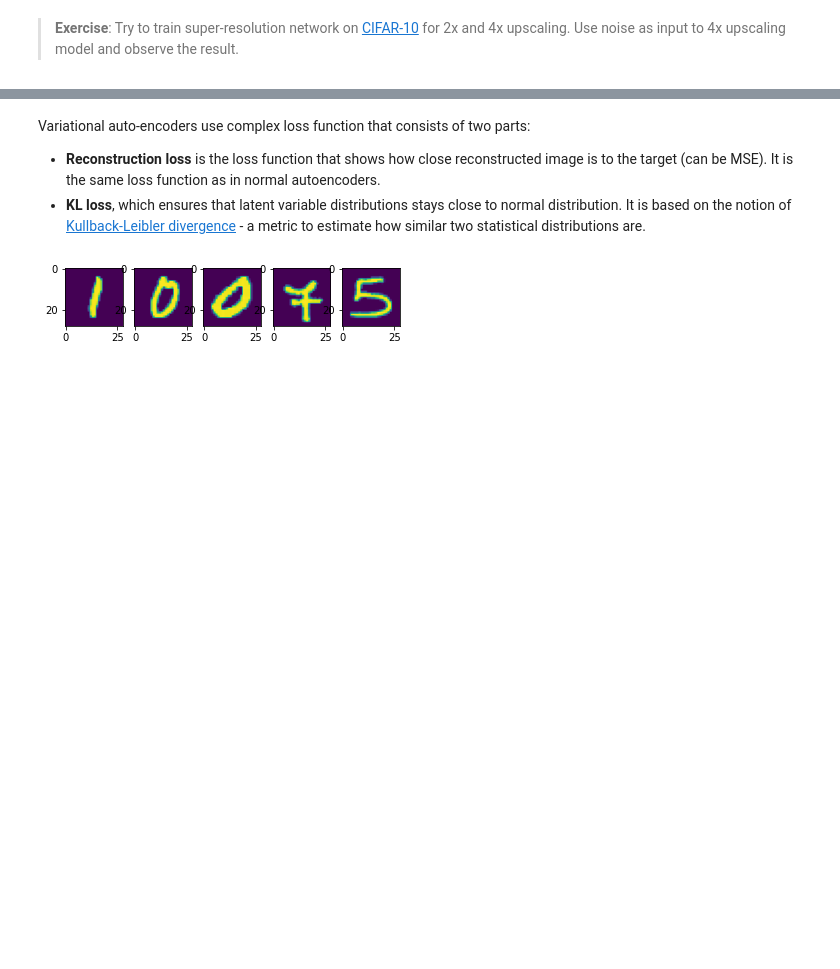
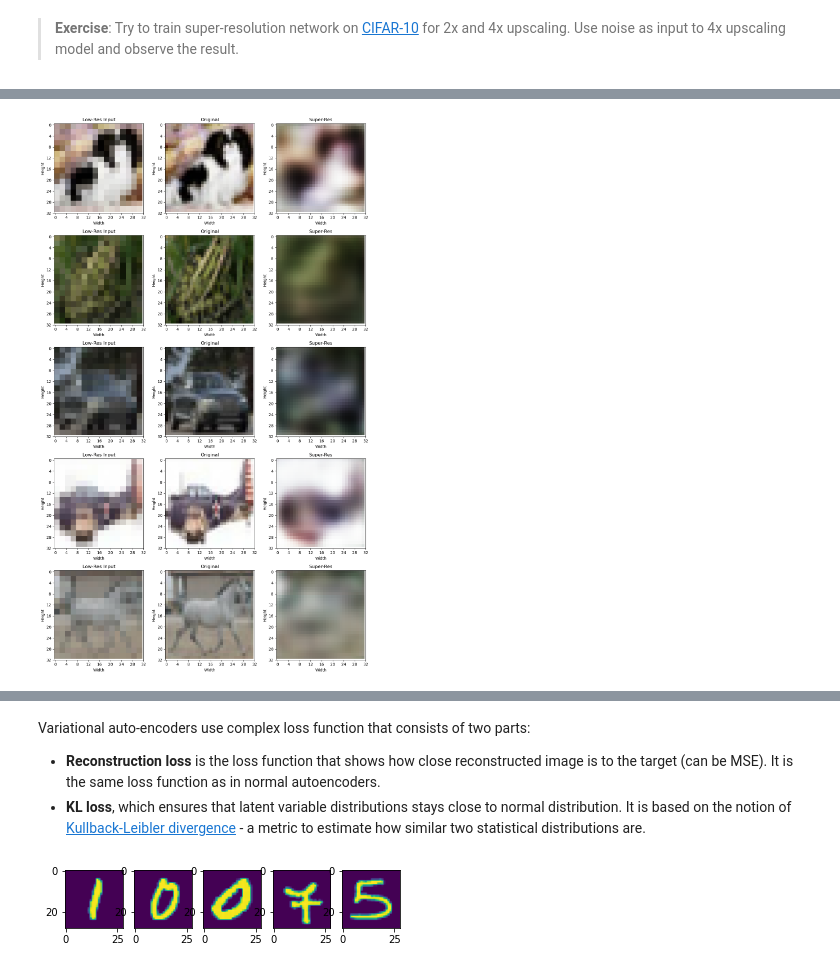
Before and after one commit to sunny-cq-wang/AI-For-Beginners, a Jupyter notebook: lessons/4-ComputerVision/09-Autoencoders/AutoEncodersPyTorch.ipynb, the cells around one changed output, grey strips where cells are left out. Drawn from its saved outputs; the diff is of its cells as text; code cells hidden in the pictures; blank space fills up the shorter version.

```diff
--- a/lessons/4-ComputerVision/09-Autoencoders/AutoEncodersPyTorch.ipynb
+++ b/lessons/4-ComputerVision/09-Autoencoders/AutoEncodersPyTorch.ipynb
@@ -694,0 +771,14 @@ plotn(plots, predictions)
+# %%
+class cifarSuperResolutionEncoder(nn.Module):
+    def __init__(self, in_channels=3):
+        super().__init__()
+        self.conv1 = nn.Conv2d(in_channels, 16, kernel_size=3, padding='same')
+        self.maxpool1 = nn.MaxPool2d(2, 2)
+        self.conv2 = nn.Conv2d(16, 8, kernel_size=3, padding='same')
+        self.maxpool2 = nn.MaxPool2d(2, 2, padding=0)
+        self.relu = nn.ReLU()
+
+    def forward(self, x):
+        hidden1 = self.maxpool1(self.relu(self.conv1(x)))
+        encoded = self.maxpool2(self.relu(self.conv2(hidden1)))
+        return encoded
@@ -694,0 +805,22 @@ plotn(plots, predictions)
+# %%
+class cifarAutoEncoder(nn.Module):
+    def __init__(self):
+        super().__init__()
+        self.encoder = cifarSuperResolutionEncoder()
+        self.decoder = cifarDecoder()
+
+    def forward(self, input):
+        encoded = self.encoder(input)
+        decoded = self.decoder(encoded)
+        return decoded
+# %%
+loss_fn = nn.MSELoss()
+
+model2 = cifarAutoEncoder().to(device)
+optimizer2 = optim.Adam(model2.parameters(), lr=lr)
+
+model4 = cifarAutoEncoder().to(device)
+optimizer4 = optim.Adam(model4.parameters(), lr=lr)
+
+model4Noisy = cifarAutoEncoder().to(device)
+optimizer4Noisy = optim.Adam(model4Noisy.parameters(), lr=lr)
@@ -694,0 +959,6 @@ plotn(plots, predictions)
+# %%
+cifartrain(cifardataloaders, model2, loss_fn, optimizer2, epochs, device, super_res=2)
+# %%
+plot_sr_comparison(model2, cifartest_dataset, device, super_res=2, plots=5)
+# %% [output]
+[figure, added]
```
Also changed, not shown: parts of 17 cells of this notebook, 15 other files.
